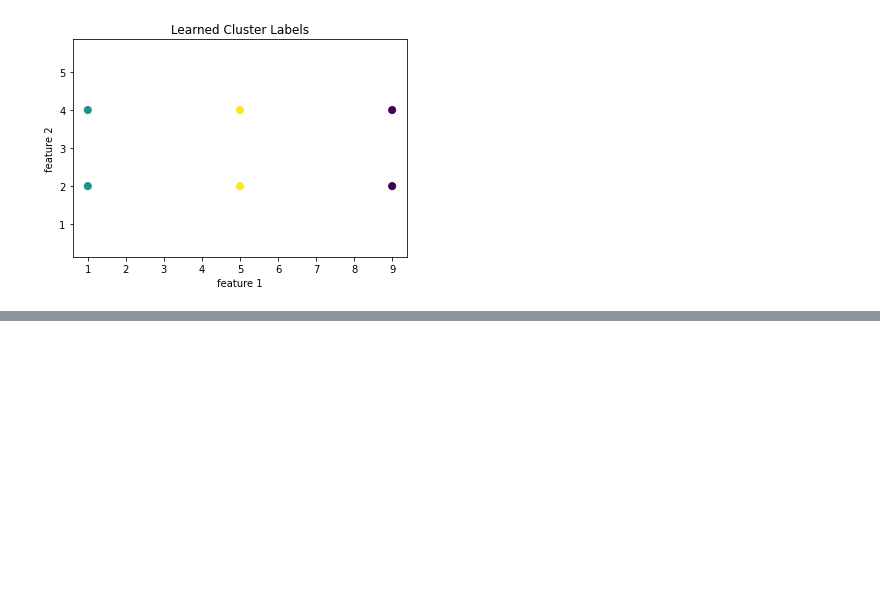
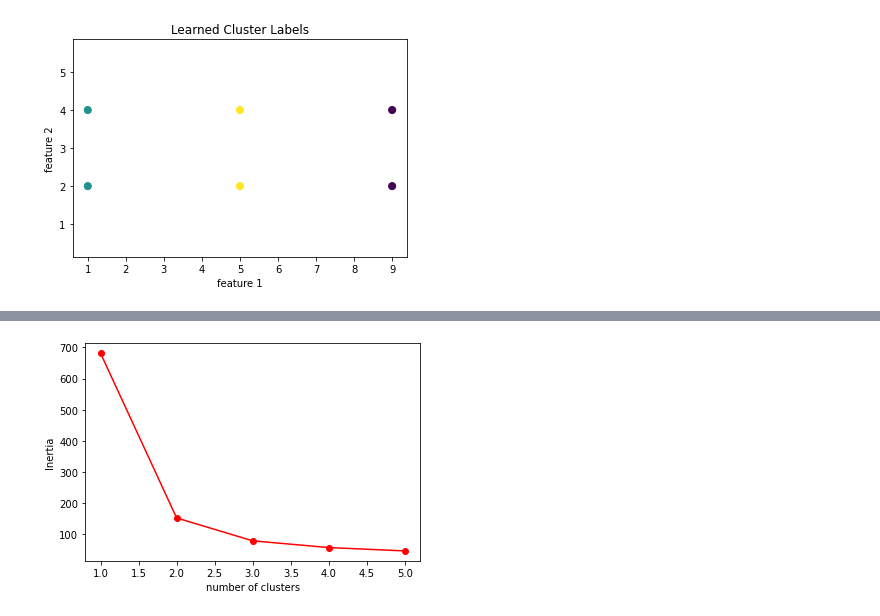
Before and after one commit to shmrostami/ML-Learn, a Jupyter notebook: Clustering/KMeans.ipynb, the cells around one changed output, grey strips where cells are left out. Saved outputs shown, nothing was run; the diff lists cells and outputs as text; code cells hidden in the pictures; blank space fills up the shorter version.

```diff
--- a/Clustering/KMeans.ipynb
+++ b/Clustering/KMeans.ipynb
@@ -45,0 +97,7 @@ ax.set_title('Learned Cluster Labels');
+# %%
+plt.plot(np.arange(1,6),inertia_list,'ro-')
+plt.xlabel('number of clusters')
+plt.ylabel('Inertia')
+plt.show()
+# %% [output]
+[figure, added]
```
Also changed, not shown: parts of 10 cells of this notebook, 4 other files.
